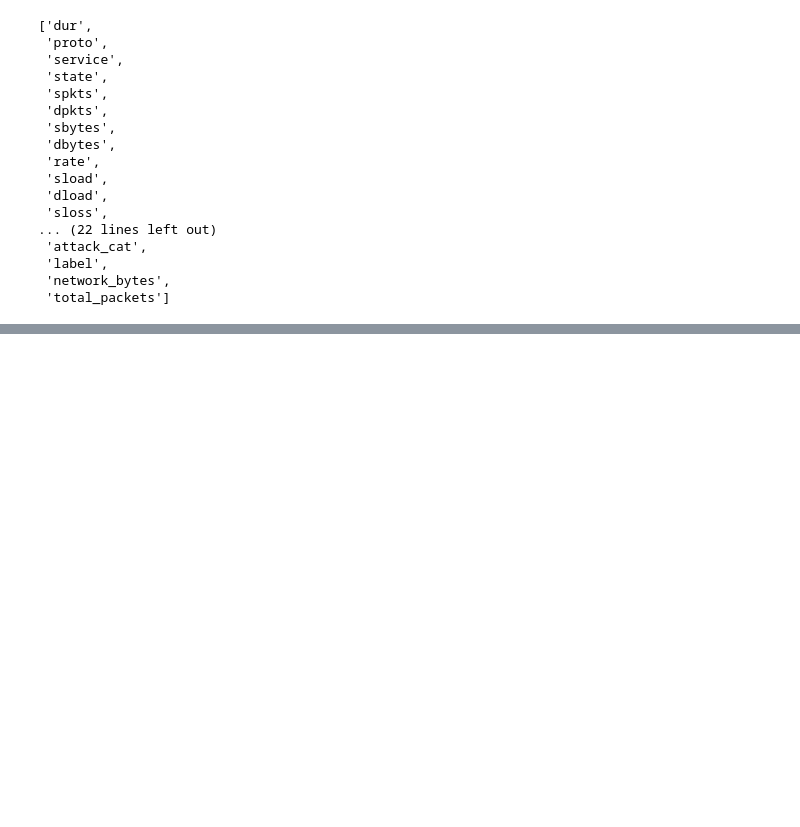
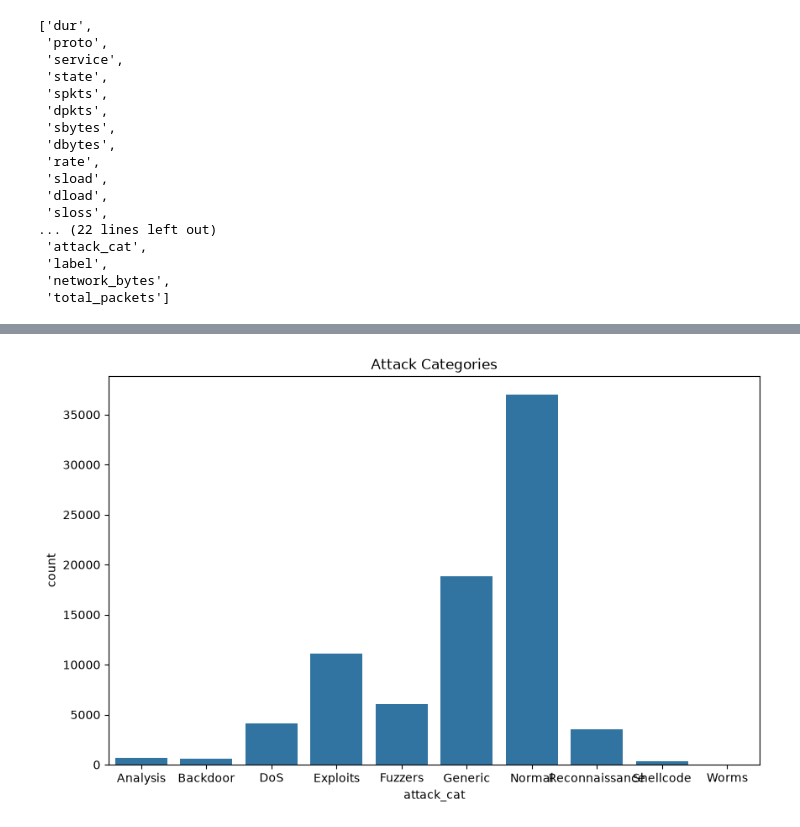
Before and after one commit to adhamhamdy-ux/data_science_project, a Jupyter notebook: data_science (3) (1).ipynb, the cells around one changed output, grey strips where cells are left out. Cells and saved outputs as stored; diff of their text form; code cells hidden in the pictures; blank space fills up the shorter version.

```diff
--- a/data_science (3) (1).ipynb
+++ b/data_science (3) (1).ipynb
@@ -687,3 +686,12 @@ df_clean = pd.get_dummies(
     columns=['proto', 'service', 'state'],
     dtype=int
 )
+# %%
+#data visualization
+
+plt.figure(figsize=(10,6))
+sns.countplot(data=df, x='attack_cat')
+plt.title('Attack Categories')
+plt.show()
+# %% [output]
+[figure, added]
```
Also changed, not shown: parts of 17 cells of this notebook.
